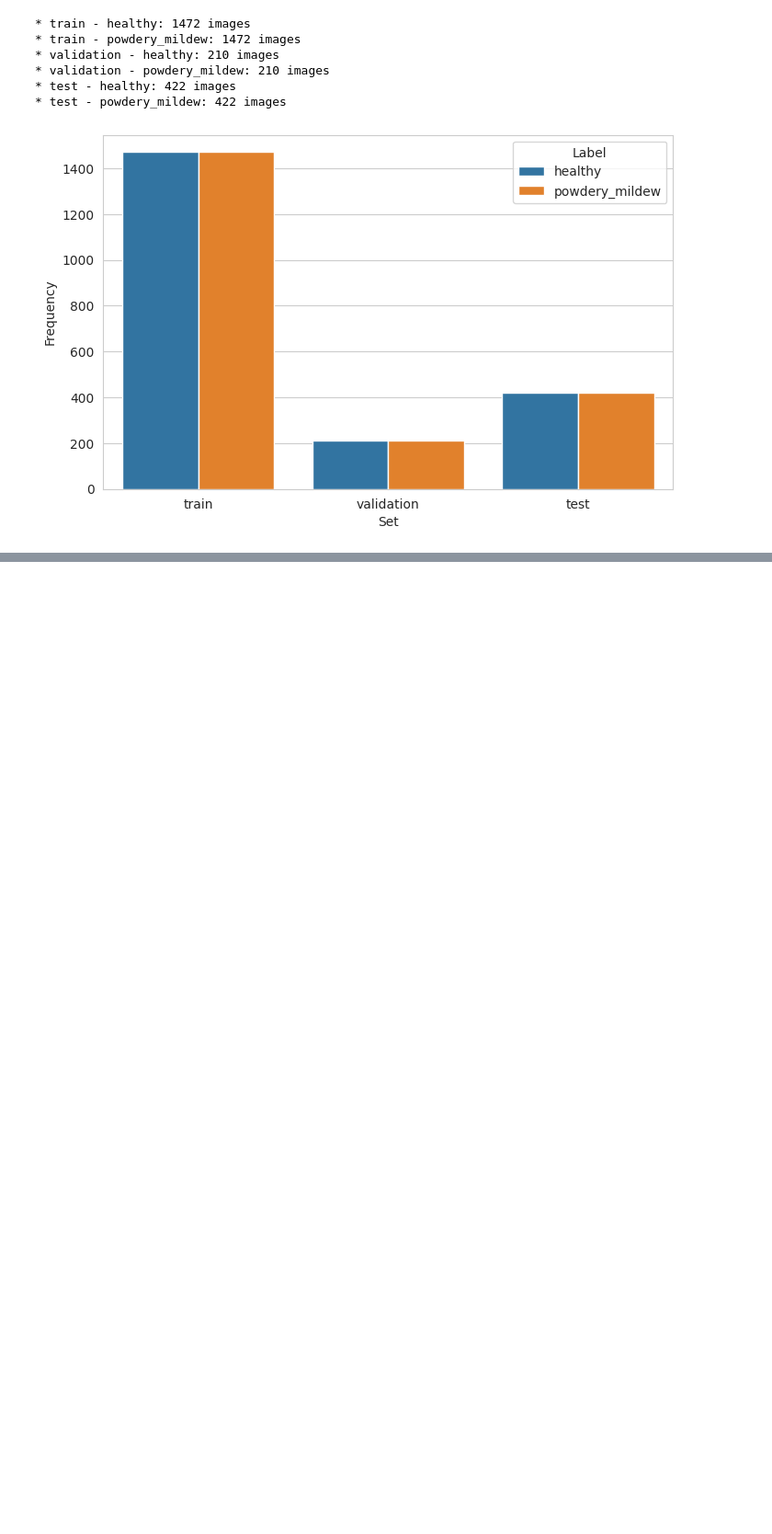
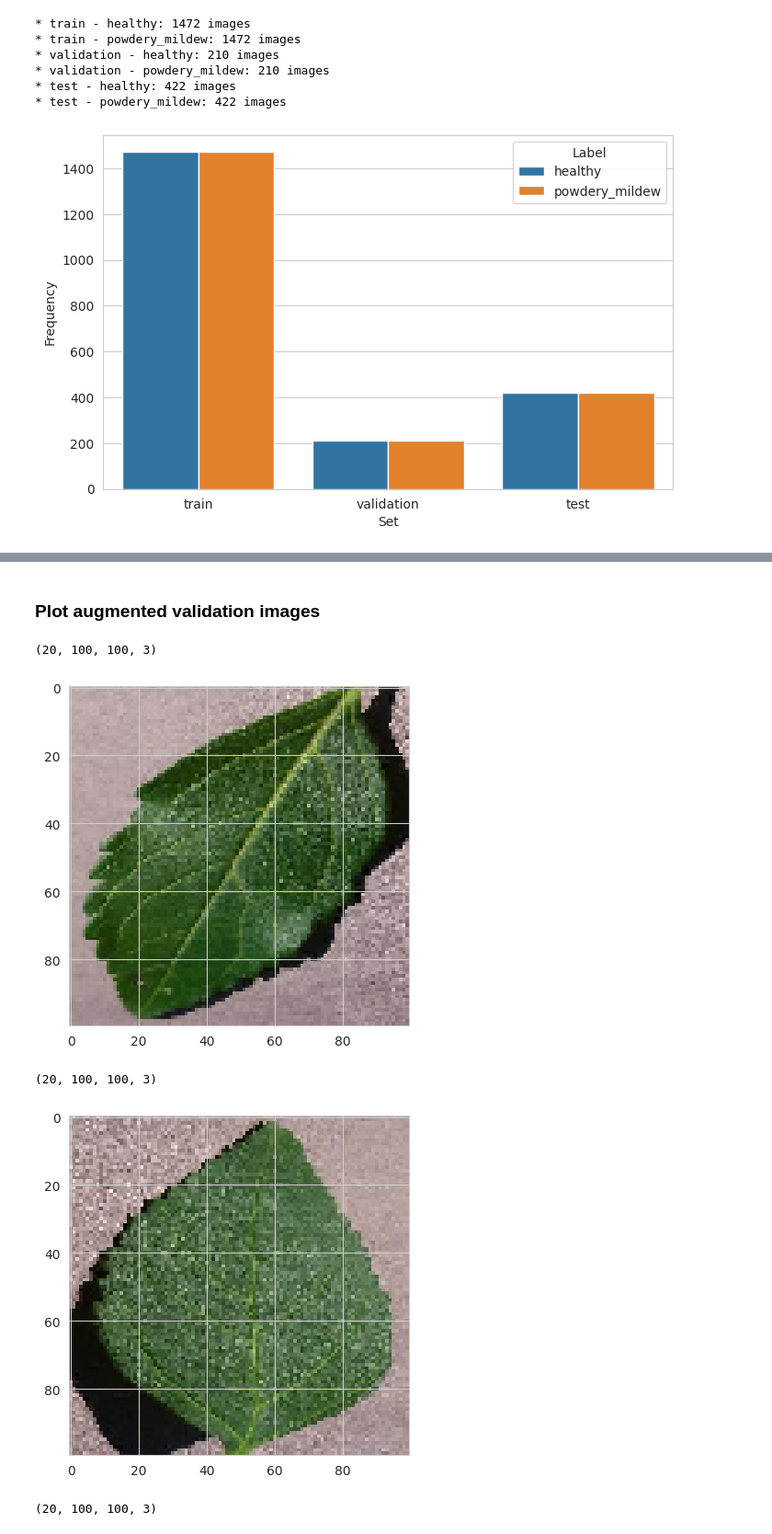
Before and after one commit to Majdi-Aref/mildew-detector, a Jupyter notebook: jupyter_notebooks/03 - Modelling and Evaluating.ipynb, the cells around one changed output, grey strips where cells are left out. Shown at 92% size. Saved outputs shown, nothing was run; the diff lists cells and outputs as text; code cells hidden in the pictures; blank space fills up the shorter version.

```diff
--- a/jupyter_notebooks/03 - Modelling and Evaluating.ipynb
+++ b/jupyter_notebooks/03 - Modelling and Evaluating.ipynb
@@ -122,0 +203,14 @@ plt.show()
+# %% [markdown]
+### Plot augmented validation images
+# %%
+for _ in range(3):
+    img, label = validation_set.next()
+    print(img.shape)
+    plt.imshow(img[0])
+    plt.show()
+# %% [output]
+(20, 100, 100, 3)
+[figure, added]
+(20, 100, 100, 3)
+[figure, added]
+(20, 100, 100, 3)
```
Also changed, not shown: parts of 24 cells of this notebook, 1 other file.
